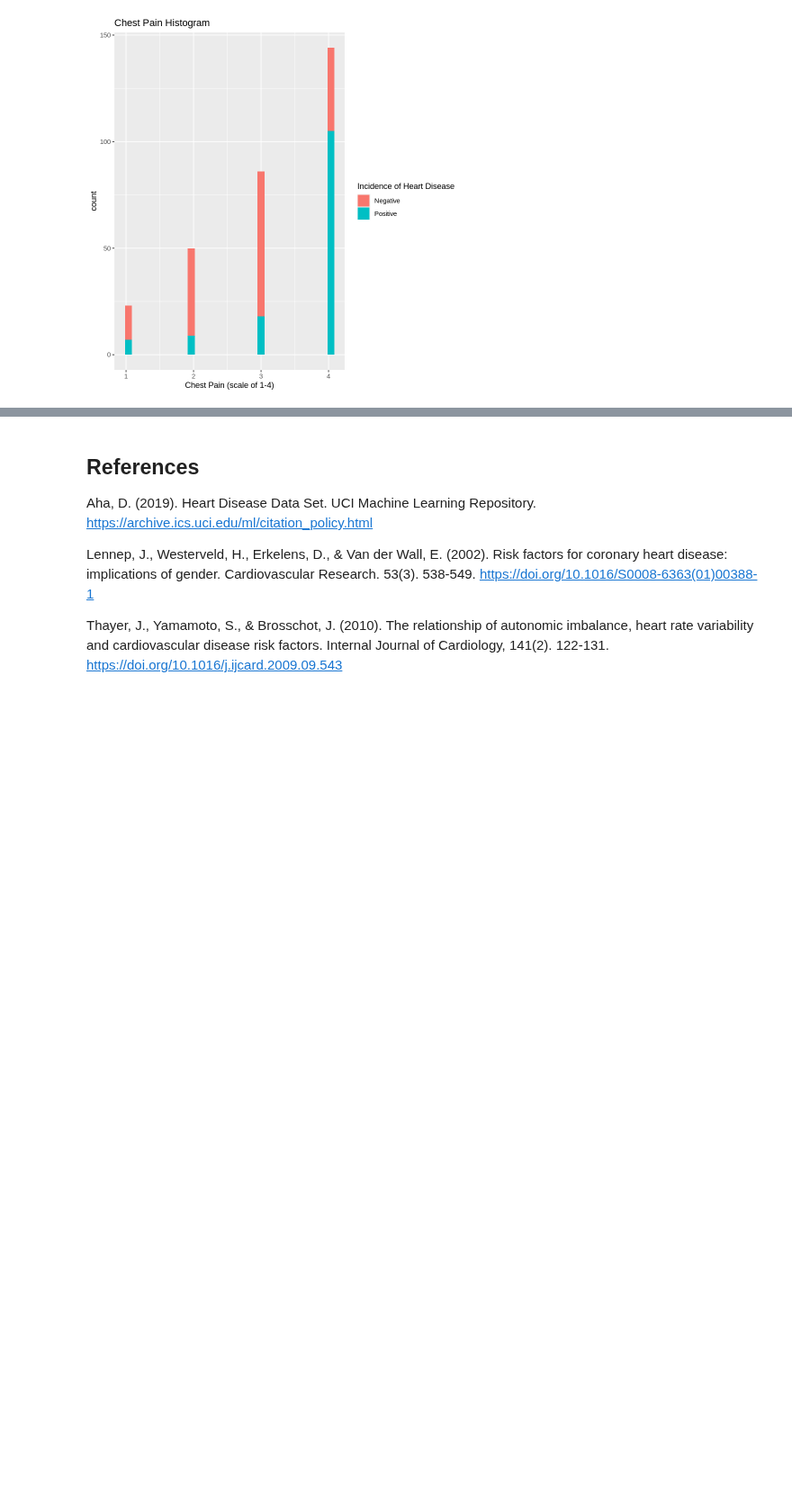
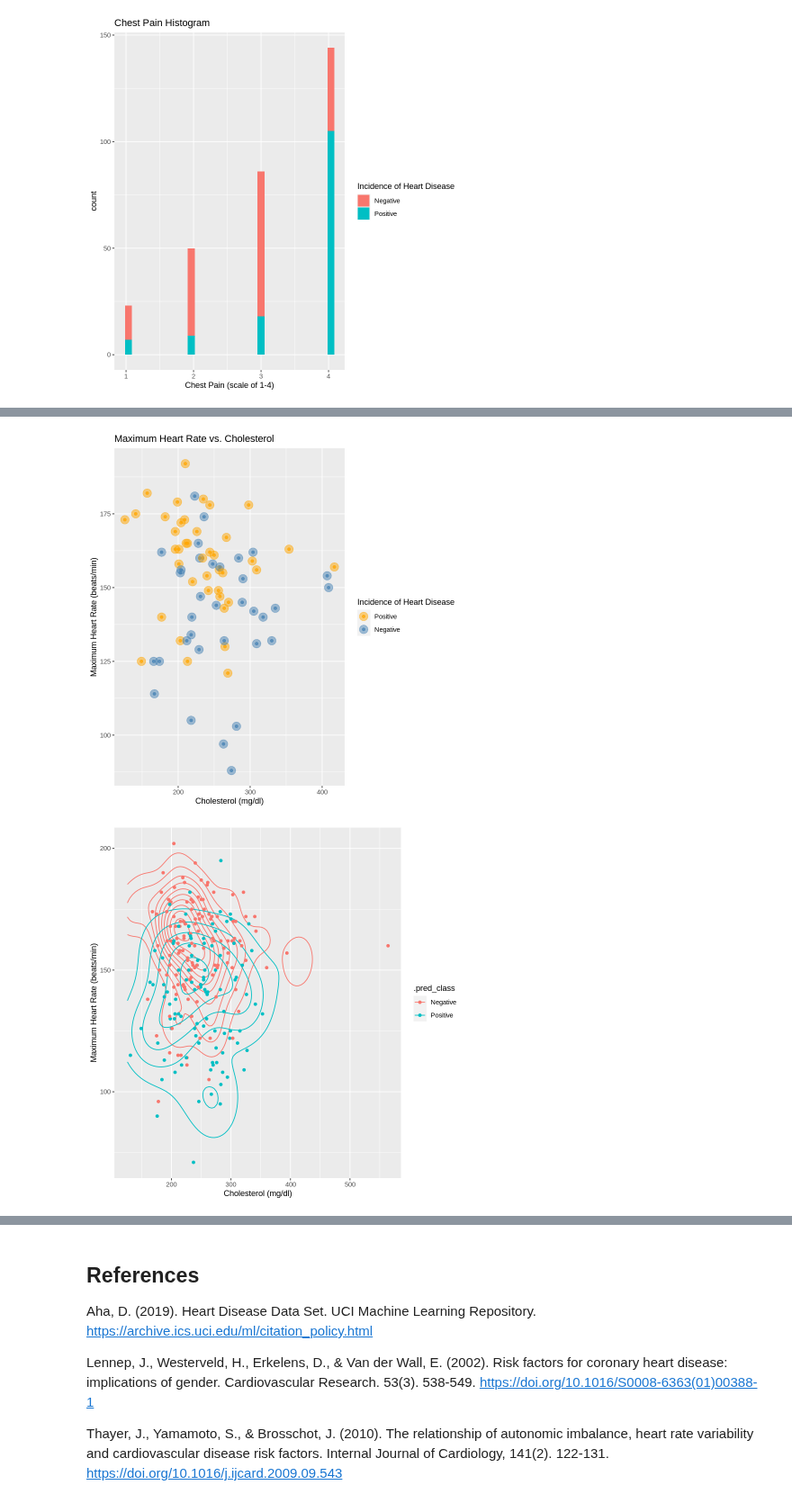
Before and after one commit to AnthonyH504/dsci100_group21_project, a Jupyter notebook: Group Project Report.ipynb, the cells around one changed output, grey strips where cells are left out. Shown at 90% size. Drawn from its saved outputs; the diff is of its cells as text; code cells hidden in the pictures; blank space fills up the shorter version.

```diff
--- a/Group Project Report.ipynb
+++ b/Group Project Report.ipynb
@@ -260,23 +267,33 @@ paste("Fig 2.1: Confusion matrix for tuned model")
 # %%
 # Final visualization for data analysis
 graph_analysis <- HD_mutated%>%
                 ggplot()+
                 geom_point(data=HD_test,
                     mapping = aes(x = chol,
                     y = thalach,
                     color = the_predicted_attribute),
                     alpha = 0.75) +
                 geom_point(data=HD_test_predictions,
                     mapping = aes(x = chol,
                     y = thalach,
                     color = the_predicted_attribute),
                     alpha= 0.5,
                     size= 5) +
                 scale_color_manual(labels = c("Positive", "Negative"),
                     values = c("orange", "steelblue")) +
                 ggtitle("Maximum Heart Rate vs. Cholesterol") +
                 labs(x = "Cholesterol (mg/dl)", y = "Maximum Heart Rate (beats/min)", color = "Incidence of Heart Disease")
 graph_analysis
+
+graph_analysis_2<-HD_test%>%
+ggplot()+
+geom_density_2d(data=HD_test_predictions,aes(x=chol,y=thalach,color=.pred_class))+
+geom_point(data=HD_train,aes(x=chol,y=thalach,color=the_predicted_attribute))+
+labs(x = "Cholesterol (mg/dl)", y = "Maximum Heart Rate (beats/min)")
+graph_analysis_2
+# %% [output]
+[figure, added]
+[figure, added]
 # %% [markdown]
 ## Discussion
 
```
Also changed, not shown: parts of 6 cells of this notebook.
